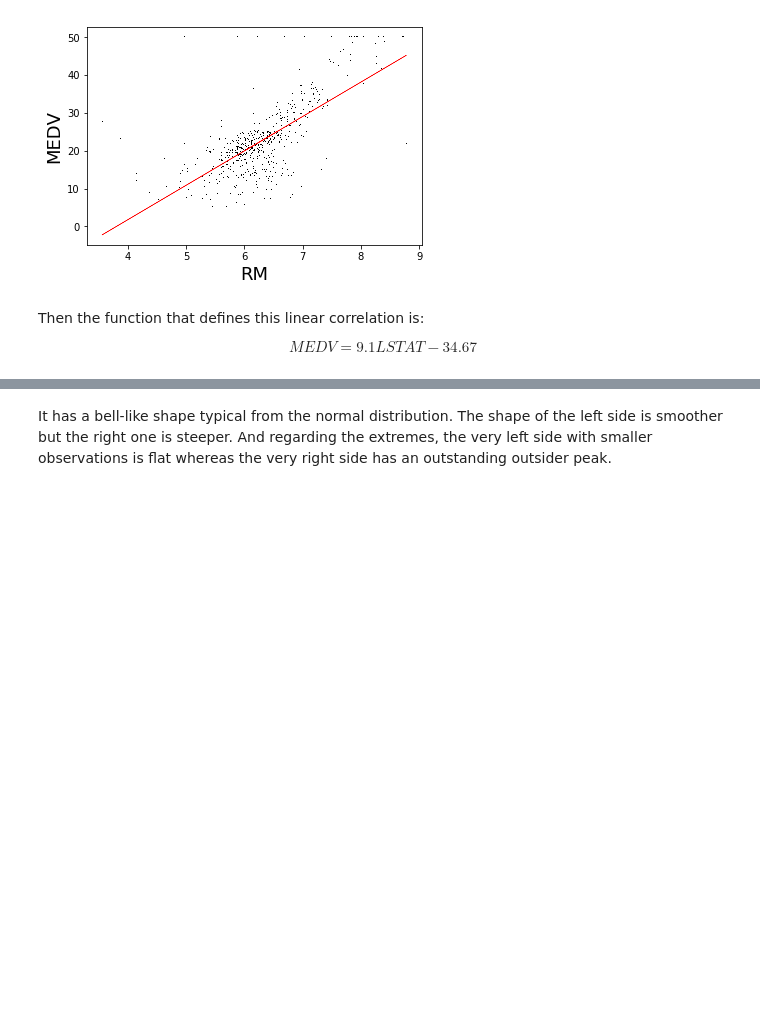
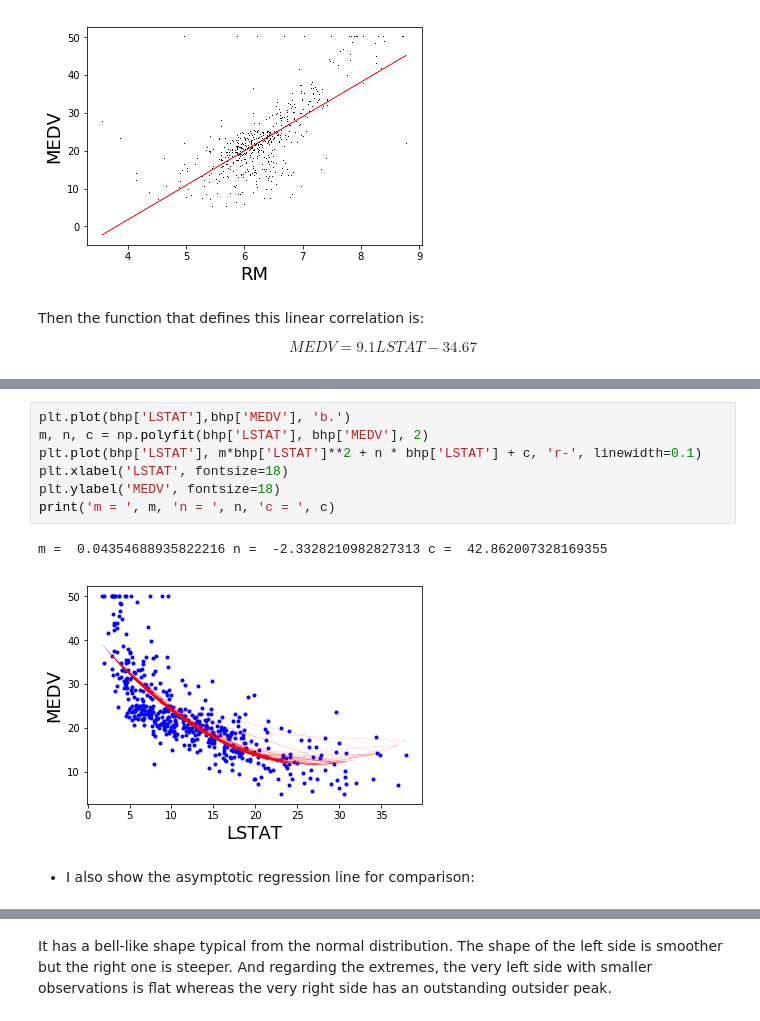
Before and after one commit to Carloselrecharlie/Boston_House_Prices_Analysis, a Jupyter notebook: Analysis of Boston House Prices dataset.ipynb, the cells around one changed output, grey strips where cells are left out. Drawn from its saved outputs; the diff is of its cells as text; blank space fills up the shorter version.

```diff
--- a/Analysis of Boston House Prices dataset.ipynb
+++ b/Analysis of Boston House Prices dataset.ipynb
@@ -281,0 +146,12 @@ sns.distplot(bhp["LSTAT"])
+# %%
+plt.plot(bhp['LSTAT'],bhp['MEDV'], 'b.')
+m, n, c = np.polyfit(bhp['LSTAT'], bhp['MEDV'], 2)
+plt.plot(bhp['LSTAT'], m*bhp['LSTAT']**2 + n * bhp['LSTAT'] + c, 'r-', linewidth=0.1)
+plt.xlabel('LSTAT', fontsize=18)
+plt.ylabel('MEDV', fontsize=18)
+print('m = ', m, 'n = ', n, 'c = ', c)
+# %% [output]
+m =  0.04354688935822216 n =  -2.3328210982827313 c =  42.862007328169355
+[figure, added]
+# %% [markdown]
+- I also show the asymptotic regression line for comparison:
```
Also changed, not shown: parts of 44 cells of this notebook.
